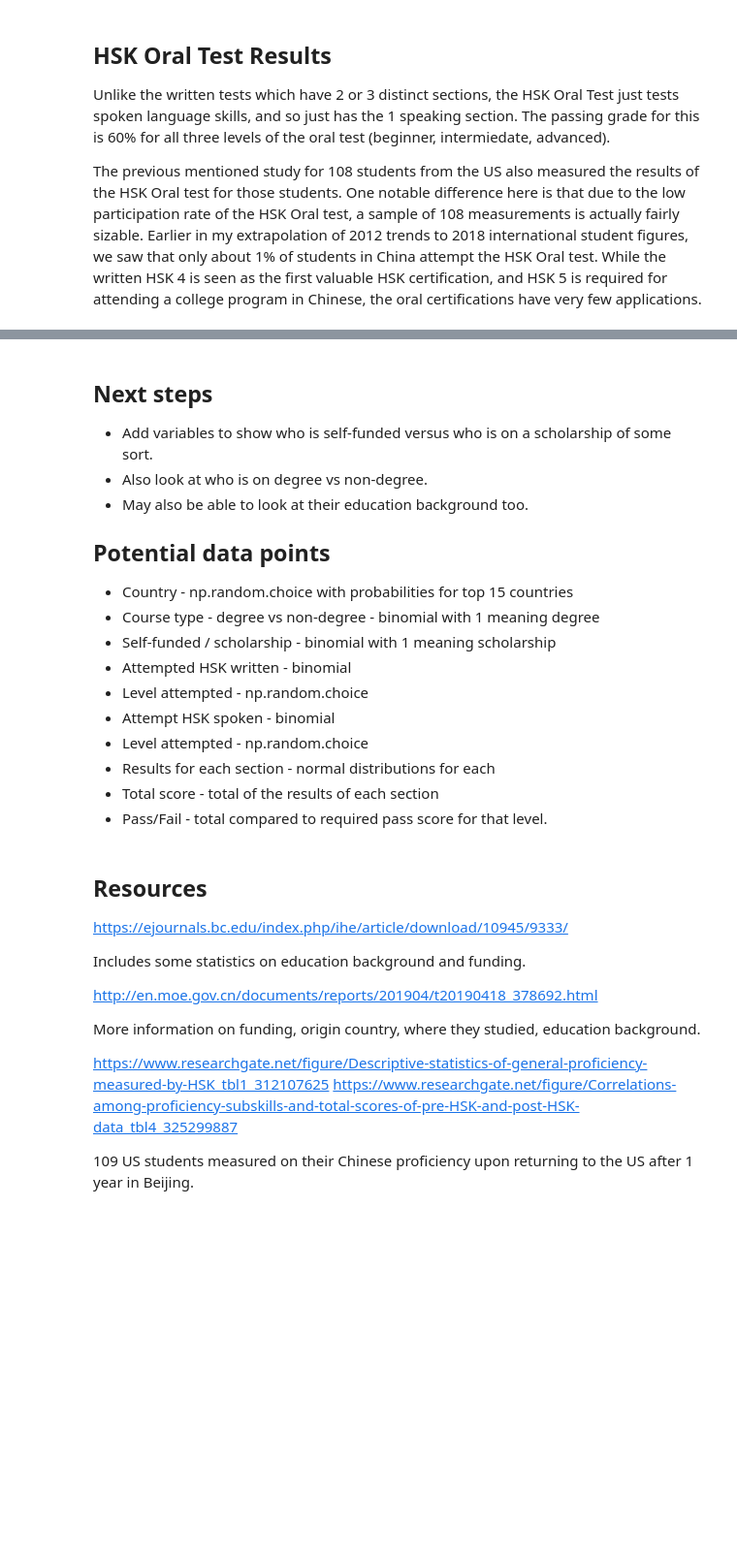
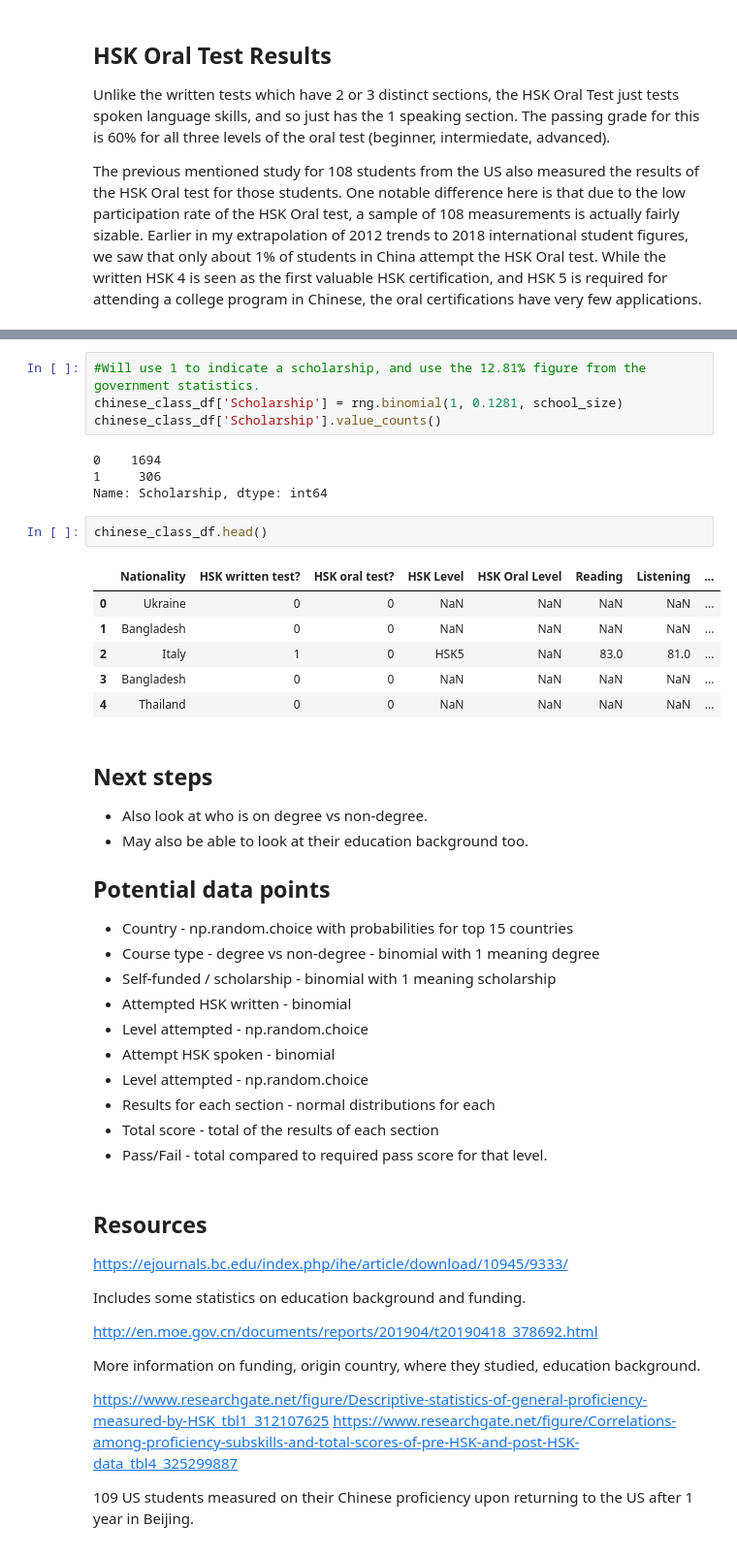
Before and after one commit to OtherBrian/pda-project, a Jupyter notebook: simulated-dataset.ipynb, the cells around one changed output, grey strips where cells are left out. Shown at 97% size. Drawn from its saved outputs; the diff is of its cells as text; blank space fills up the shorter version.

```diff
--- a/simulated-dataset.ipynb
+++ b/simulated-dataset.ipynb
@@ -621,7 +632,23 @@ Some more results for 2010 including pass rates and average scores for each HSK
+# %%
+#Will use 1 to indicate a scholarship, and use the 12.81% figure from the government statistics.
+chinese_class_df['Scholarship'] = rng.binomial(1, 0.1281, school_size)
+chinese_class_df['Scholarship'].value_counts()
+# %% [output]
+0    1694
+1     306
+Name: Scholarship, dtype: int64
+# %%
+chinese_class_df.head()
+# %% [output]
+|  | Nationality | HSK written test? | HSK oral test? | HSK Level | HSK Oral Level | Reading | Listening | ... |
+| 0 | Ukraine | 0 | 0 | NaN | NaN | NaN | NaN | ... |
+| 1 | Bangladesh | 0 | 0 | NaN | NaN | NaN | NaN | ... |
+| 2 | Italy | 1 | 0 | HSK5 | NaN | 83.0 | 81.0 | ... |
+| 3 | Bangladesh | 0 | 0 | NaN | NaN | NaN | NaN | ... |
+| 4 | Thailand | 0 | 0 | NaN | NaN | NaN | NaN | ... |
 # %% [markdown]
 ## Next steps
 
-* Add variables to show who is self-funded versus who is on a scholarship of some sort.
 * Also look at who is on degree vs non-degree.
 * May also be able to look at their education background too.
 
```
Also changed, not shown: parts of 10 cells of this notebook.
